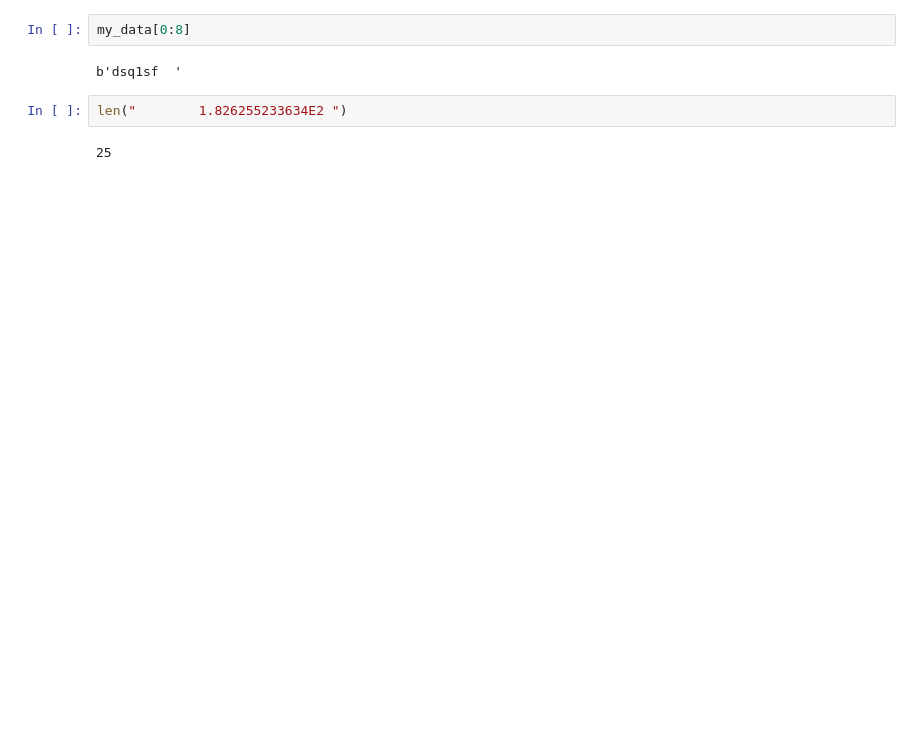
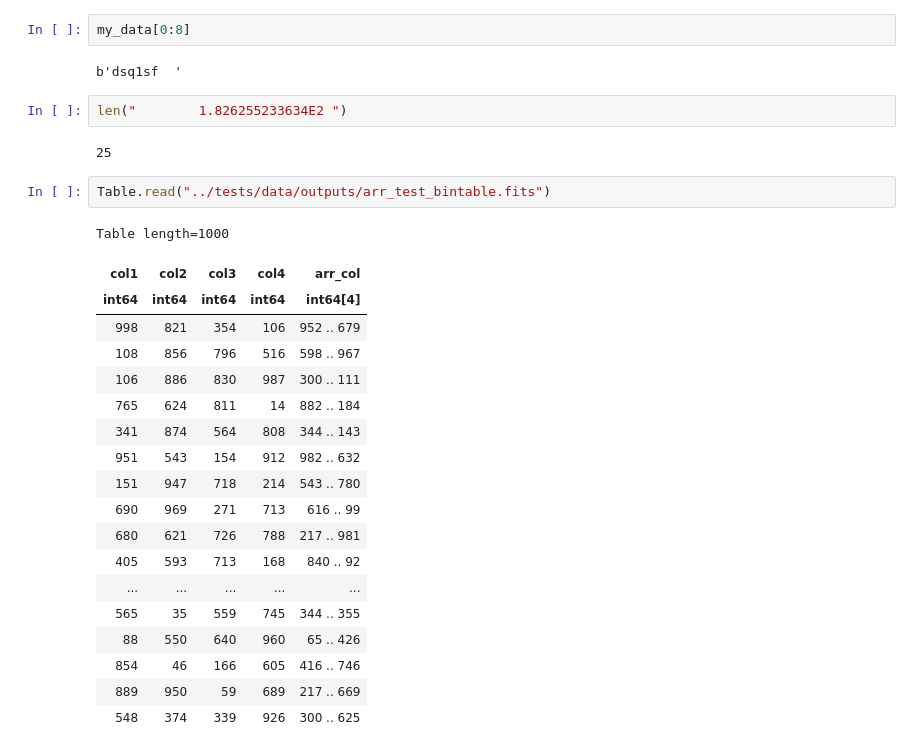
Before and after one commit to Schwarzam/astrors, a Jupyter notebook: dev/testing.ipynb, the cells around one changed output. Drawn from its saved outputs; the diff is of its cells as text; blank space fills up the shorter version.

Commit message:
added support to array columns on bintable

```diff
--- a/dev/testing.ipynb
+++ b/dev/testing.ipynb
@@ -276,3 +194,25 @@ b'dsq1sf  '
 len("        1.826255233634E2 ")
 # %% [output]
 25
+# %%
+Table.read("../tests/data/outputs/arr_test_bintable.fits")
+# %% [output]
+Table length=1000
+| col1 | col2 | col3 | col4 | arr_col |
+| int64 | int64 | int64 | int64 | int64[4] |
+| 998 | 821 | 354 | 106 | 952 .. 679 |
+| 108 | 856 | 796 | 516 | 598 .. 967 |
+| 106 | 886 | 830 | 987 | 300 .. 111 |
+| 765 | 624 | 811 | 14 | 882 .. 184 |
+| 341 | 874 | 564 | 808 | 344 .. 143 |
+| 951 | 543 | 154 | 912 | 982 .. 632 |
+| 151 | 947 | 718 | 214 | 543 .. 780 |
+| 690 | 969 | 271 | 713 | 616 .. 99 |
+| 680 | 621 | 726 | 788 | 217 .. 981 |
+| 405 | 593 | 713 | 168 | 840 .. 92 |
+| ... | ... | ... | ... | ... |
+| 565 | 35 | 559 | 745 | 344 .. 355 |
+| 88 | 550 | 640 | 960 | 65 .. 426 |
+| 854 | 46 | 166 | 605 | 416 .. 746 |
+| 889 | 950 | 59 | 689 | 217 .. 669 |
+| 548 | 374 | 339 | 926 | 300 .. 625 |
```
Also changed, not shown: parts of 26 cells of this notebook, 34 other files.
